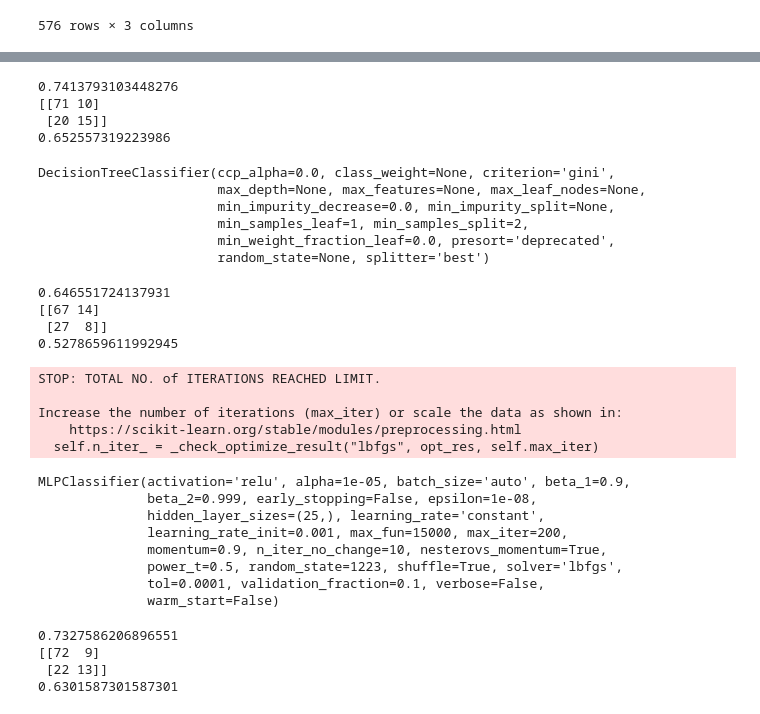
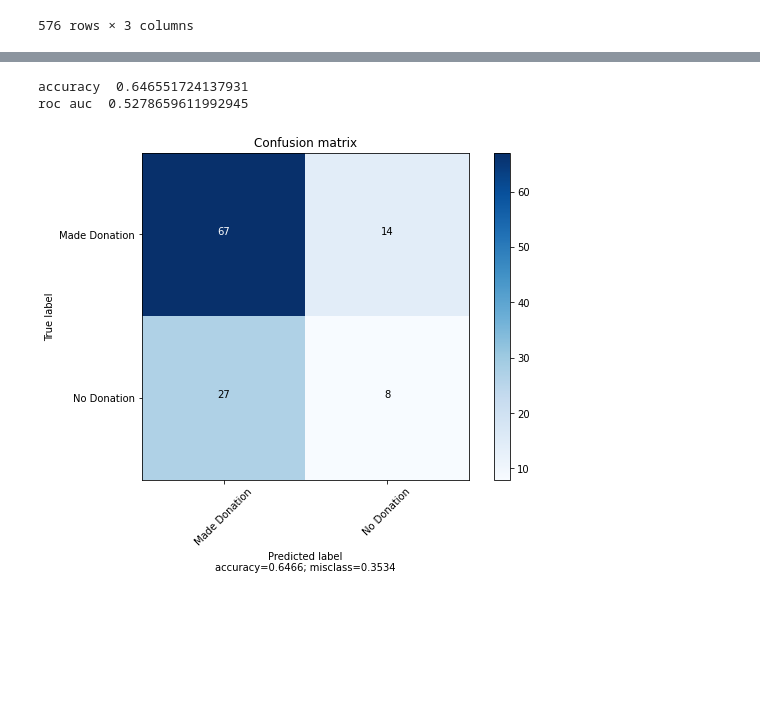
Before and after one commit to JoeBater/OtherMedical, a Jupyter notebook: Blood donations.ipynb, the cells around one changed output, grey strips where cells are left out. Cells and saved outputs as stored; diff of their text form; code cells hidden in the pictures; blank space fills up the shorter version.

Commit message:
Add files via upload
updated visualisation of confusion matrix, applied SMOTE to address class imbalance

```diff
--- a/Blood donations.ipynb
+++ b/Blood donations.ipynb
@@ -22,6 +30,6 @@ from sklearn.svm import SVC
 # %%
-train = pd.read_csv('C:/Users/joeba/OneDrive/Documents/ML/blood donation analysis/blood-train.csv')
-test = pd.read_csv('C:/Users/joeba/OneDrive/Documents/ML/blood donation analysis/blood-test.csv')
+train = pd.read_csv('C:/ML/blood donation analysis/blood-train.csv')
+test = pd.read_csv('C:/ML/blood donation analysis/blood-test.csv')
 # %%
 print('Train:{}, test:{}'.format(train.shape, test.shape))
 # %% [output]
@@ -131,57 +107,13 @@ RandomForestClassifier(bootstrap=True, ccp_alpha=0.0, class_weight=None,
-# %%
-y_pred = rf.predict(X_test)
-print(accuracy_score(y_test, y_pred))
-print(confusion_matrix(y_test, y_pred))
-print(roc_auc_score(y_test, y_pred))
-# %% [output]
-0.7413793103448276
-[[71 10]
- [20 15]]
-0.652557319223986
-# %%
-dt = DecisionTreeClassifier()
-dt.fit(X_train, y_train)
-# %% [output]
-DecisionTreeClassifier(ccp_alpha=0.0, class_weight=None, criterion='gini',
-                       max_depth=None, max_features=None, max_leaf_nodes=None,
-                       min_impurity_decrease=0.0, min_impurity_split=None,
-                       min_samples_leaf=1, min_samples_split=2,
-                       min_weight_fraction_leaf=0.0, presort='deprecated',
-                       random_state=None, splitter='best')
-# %%
-y_pred = dt.predict(X_test)
-print(accuracy_score(y_test, y_pred))
-print(confusion_matrix(y_test, y_pred))
-print(roc_auc_score(y_test, y_pred))
-# %% [output]
-0.646551724137931
-[[67 14]
- [27  8]]
-0.5278659611992945
-# %%
-ann = MLPClassifier(solver='lbfgs', alpha=1e-5, hidden_layer_sizes=(25,), random_state=1223)
-ann.fit(X_train, y_train)
-# %% [output]
-STOP: TOTAL NO. of ITERATIONS REACHED LIMIT.
-
-Increase the number of iterations (max_iter) or scale the data as shown in:
-    https://scikit-learn.org/stable/modules/preprocessing.html
-  self.n_iter_ = _check_optimize_result("lbfgs", opt_res, self.max_iter)
-MLPClassifier(activation='relu', alpha=1e-05, batch_size='auto', beta_1=0.9,
-              beta_2=0.999, early_stopping=False, epsilon=1e-08,
-              hidden_layer_sizes=(25,), learning_rate='constant',
-              learning_rate_init=0.001, max_fun=15000, max_iter=200,
-              momentum=0.9, n_iter_no_change=10, nesterovs_momentum=True,
-              power_t=0.5, random_state=1223, shuffle=True, solver='lbfgs',
-              tol=0.0001, validation_fraction=0.1, verbose=False,
-              warm_start=False)
-# %%
-y_pred = ann.predict(X_test)
-print(accuracy_score(y_test, y_pred))
-print(confusion_matrix(y_test, y_pred))
-print(roc_auc_score(y_test, y_pred))
-# %% [output]
-0.7327586206896551
-[[72  9]
- [22 13]]
-0.6301587301587301
+# %%
+dt = DecisionTreeClassifier()
+dt.fit(X_train, y_train)
+
+y_pred = dt.predict(X_test)
+print('accuracy ', accuracy_score(y_test, y_pred))
+print('roc auc ', roc_auc_score(y_test, y_pred))
+cm = confusion_matrix(y_test, y_pred)
+plot_confusion_matrix(cm, target_names=['Made Donation', 'No Donation'], normalize=False)
+# %% [output]
+accuracy  0.646551724137931
+roc auc  0.5278659611992945
+[figure, added]
```
Also changed, not shown: parts of 16 cells of this notebook.
